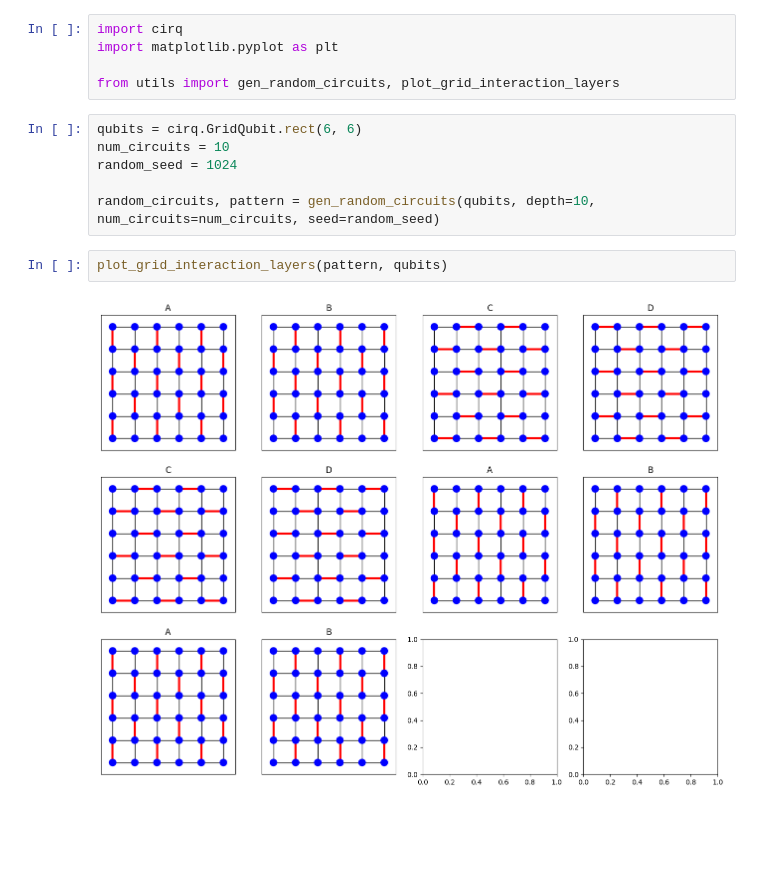
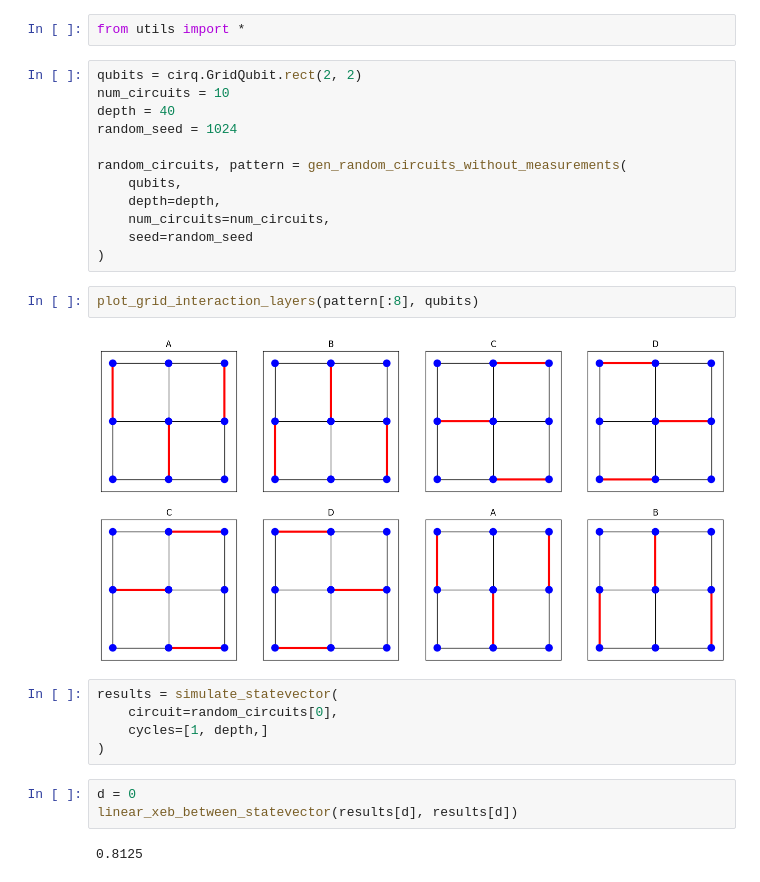
Before and after one commit to inmzhang/xebsim, a Jupyter notebook: grid_rcs.ipynb, the cells around one changed output. Saved outputs shown, nothing was run; the diff lists cells and outputs as text; blank space fills up the shorter version.

```diff
--- a/grid_rcs.ipynb
+++ b/grid_rcs.ipynb
@@ -1,15 +1,28 @@
 # %%
-import cirq
-import matplotlib.pyplot as plt
-
-from utils import gen_random_circuits, plot_grid_interaction_layers
+from utils import *
 # %%
-qubits = cirq.GridQubit.rect(6, 6)
+qubits = cirq.GridQubit.rect(2, 2)
 num_circuits = 10
+depth = 40
 random_seed = 1024
 
-random_circuits, pattern = gen_random_circuits(qubits, depth=10, num_circuits=num_circuits, seed=random_seed)
+random_circuits, pattern = gen_random_circuits_without_measurements(
+    qubits,
+    depth=depth,
+    num_circuits=num_circuits,
+    seed=random_seed
+)
 # %%
-plot_grid_interaction_layers(pattern, qubits)
+plot_grid_interaction_layers(pattern[:8], qubits)
 # %% [output]
-[figure, old version]
+[figure, new version]
+# %%
+results = simulate_statevector(
+    circuit=random_circuits[0],
+    cycles=[1, depth,]
+)
+# %%
+d = 0
+linear_xeb_between_statevector(results[d], results[d])
+# %% [output]
+0.8125
```
Also changed, not shown: parts of 1 cell of this notebook, 1 other file.
